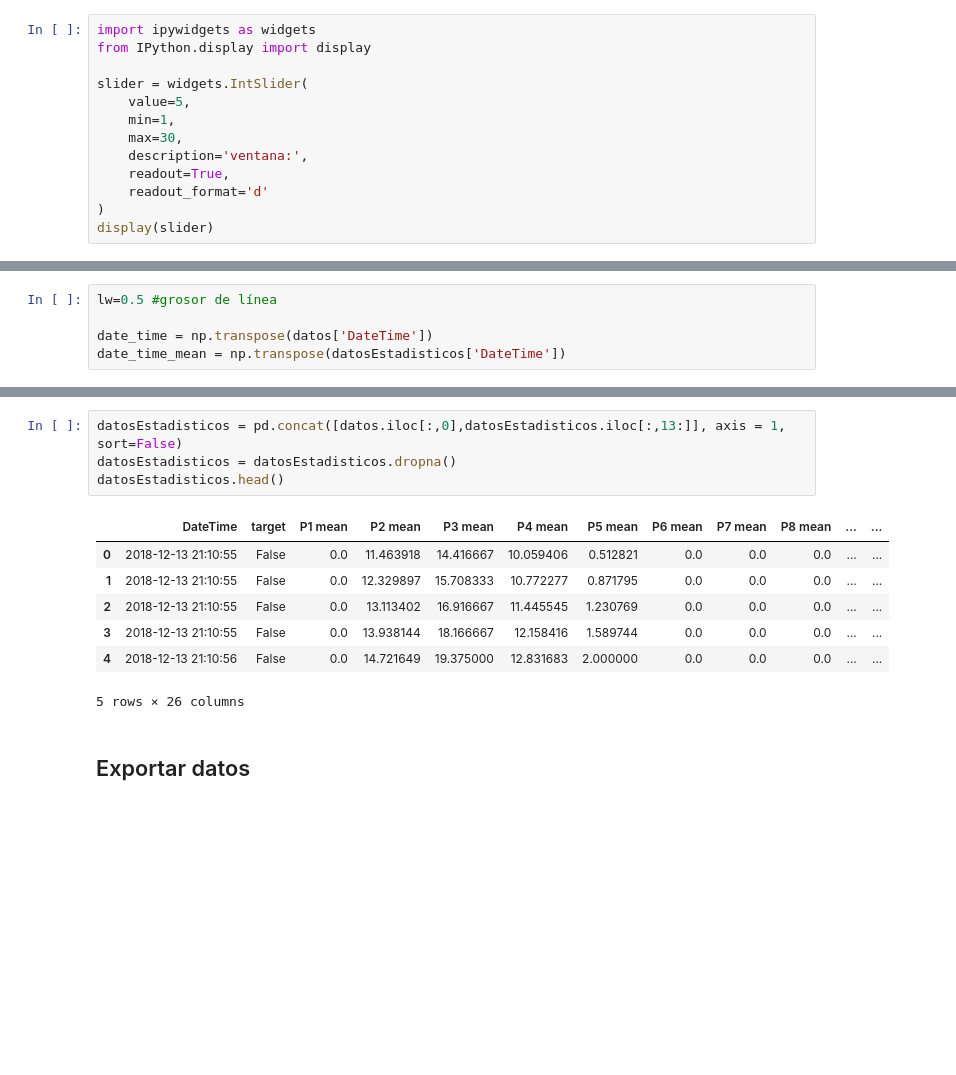
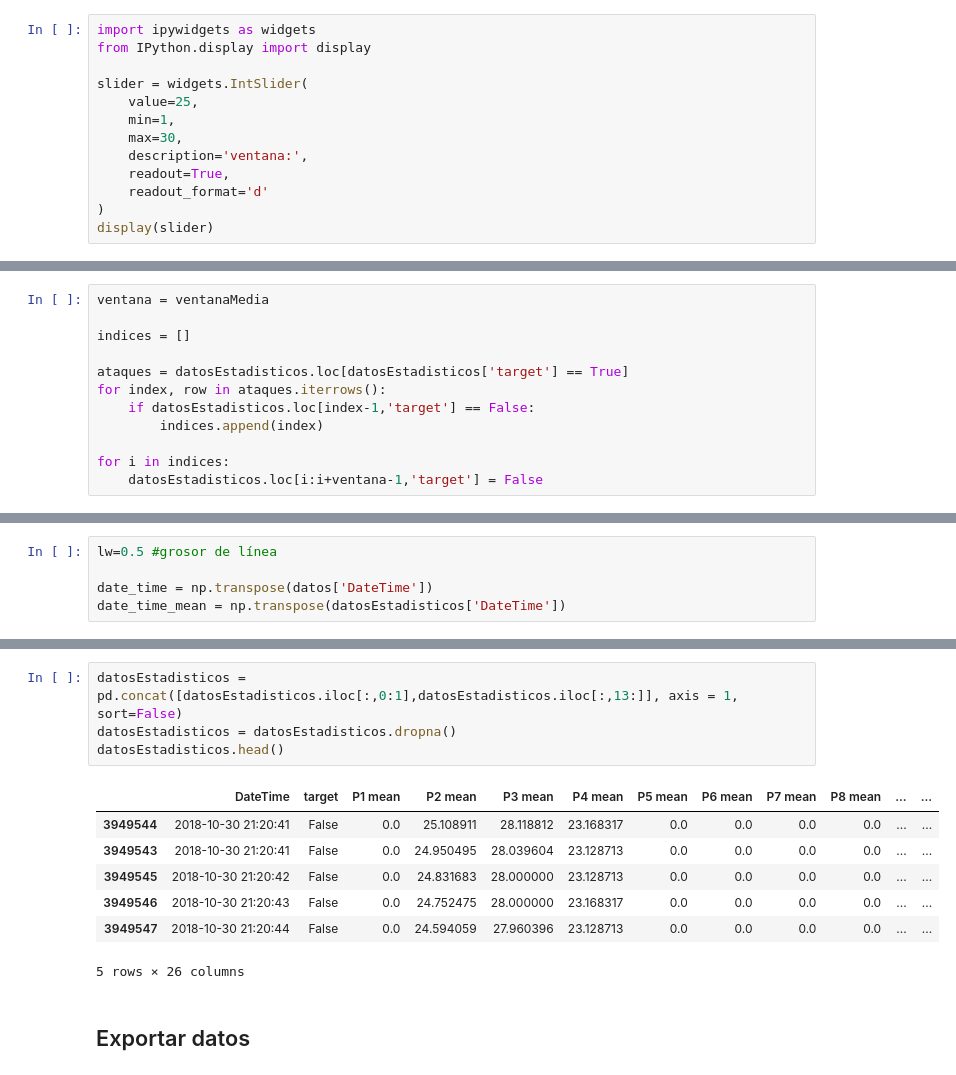
Before and after one commit to aliciaolivaresgil/TFG-SmartBeds, a Jupyter notebook: src/Estadisticas Moviles.ipynb, the cells around one changed output, grey strips where cells are left out. Cells and saved outputs as stored; diff of their text form; blank space fills up the shorter version.

```diff
--- a/src/Estadisticas Moviles.ipynb
+++ b/src/Estadisticas Moviles.ipynb
@@ -66,7 +66,7 @@ import ipywidgets as widgets
 from IPython.display import display
 
 slider = widgets.IntSlider(
-    value=5,
+    value=25,
     min=1,
     max=30,
     description='ventana:',
@@ -116,3 +119,15 @@ datosEstadisticos.head()
+# %%
+ventana = ventanaMedia
+
+indices = []
+
+ataques = datosEstadisticos.loc[datosEstadisticos['target'] == True]
+for index, row in ataques.iterrows():
+    if datosEstadisticos.loc[index-1,'target'] == False:
+        indices.append(index)
+
+for i in indices:
+    datosEstadisticos.loc[i:i+ventana-1,'target'] = False
 # %% [markdown]
 ### Eliminar filas sin datos estadisticos:
 # %%
@@ -170,14 +185,14 @@ for i in range(1,13):
 # %%
-datosEstadisticos = pd.concat([datos.iloc[:,0],datosEstadisticos.iloc[:,13:]], axis = 1, sort=False)
+datosEstadisticos = pd.concat([datosEstadisticos.iloc[:,0:1],datosEstadisticos.iloc[:,13:]], axis = 1, sort=False)
 datosEstadisticos = datosEstadisticos.dropna()
 datosEstadisticos.head()
 # %% [output]
 |  | DateTime | target | P1 mean | P2 mean | P3 mean | P4 mean | P5 mean | P6 mean | P7 mean | P8 mean | ... | ... |
-| 0 | 2018-12-13 21:10:55 | False | 0.0 | 11.463918 | 14.416667 | 10.059406 | 0.512821 | 0.0 | 0.0 | 0.0 | ... | ... |
-| 1 | 2018-12-13 21:10:55 | False | 0.0 | 12.329897 | 15.708333 | 10.772277 | 0.871795 | 0.0 | 0.0 | 0.0 | ... | ... |
-| 2 | 2018-12-13 21:10:55 | False | 0.0 | 13.113402 | 16.916667 | 11.445545 | 1.230769 | 0.0 | 0.0 | 0.0 | ... | ... |
-| 3 | 2018-12-13 21:10:55 | False | 0.0 | 13.938144 | 18.166667 | 12.158416 | 1.589744 | 0.0 | 0.0 | 0.0 | ... | ... |
-| 4 | 2018-12-13 21:10:56 | False | 0.0 | 14.721649 | 19.375000 | 12.831683 | 2.000000 | 0.0 | 0.0 | 0.0 | ... | ... |
+| 3949544 | 2018-10-30 21:20:41 | False | 0.0 | 25.108911 | 28.118812 | 23.168317 | 0.0 | 0.0 | 0.0 | 0.0 | ... | ... |
+| 3949543 | 2018-10-30 21:20:41 | False | 0.0 | 24.950495 | 28.039604 | 23.128713 | 0.0 | 0.0 | 0.0 | 0.0 | ... | ... |
+| 3949545 | 2018-10-30 21:20:42 | False | 0.0 | 24.831683 | 28.000000 | 23.128713 | 0.0 | 0.0 | 0.0 | 0.0 | ... | ... |
+| 3949546 | 2018-10-30 21:20:43 | False | 0.0 | 24.752475 | 28.000000 | 23.168317 | 0.0 | 0.0 | 0.0 | 0.0 | ... | ... |
+| 3949547 | 2018-10-30 21:20:44 | False | 0.0 | 24.594059 | 27.960396 | 23.128713 | 0.0 | 0.0 | 0.0 | 0.0 | ... | ... |
 5 rows × 26 columns
 # %% [markdown]
 ## Exportar datos
```
Also changed, not shown: parts of 6 cells of this notebook, 1 other file.
